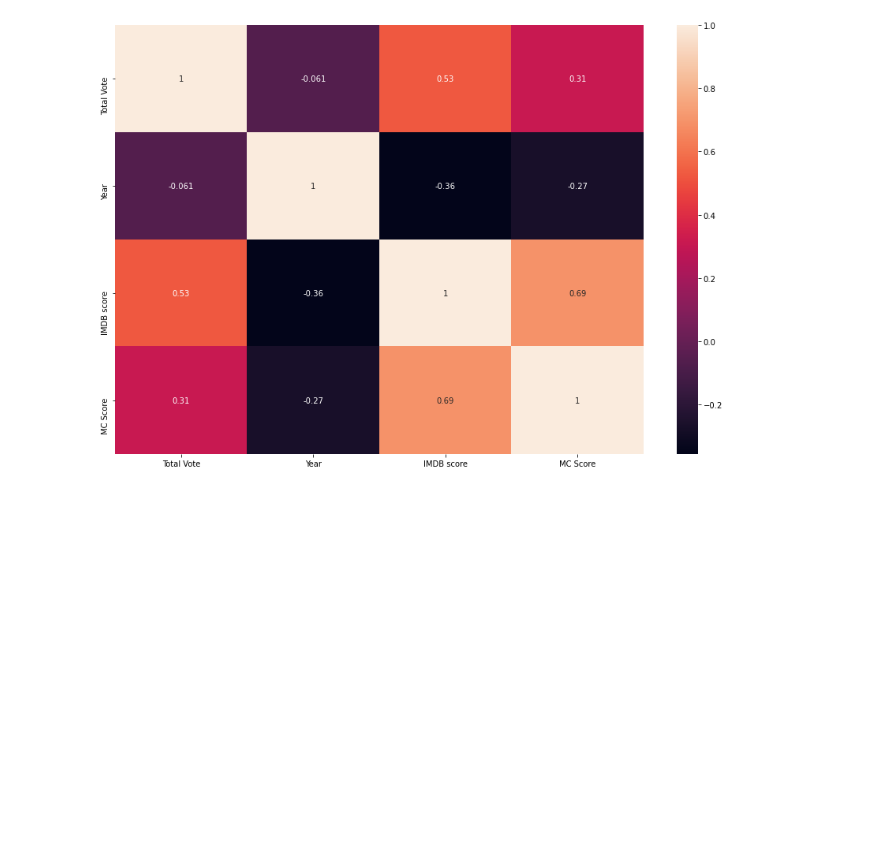
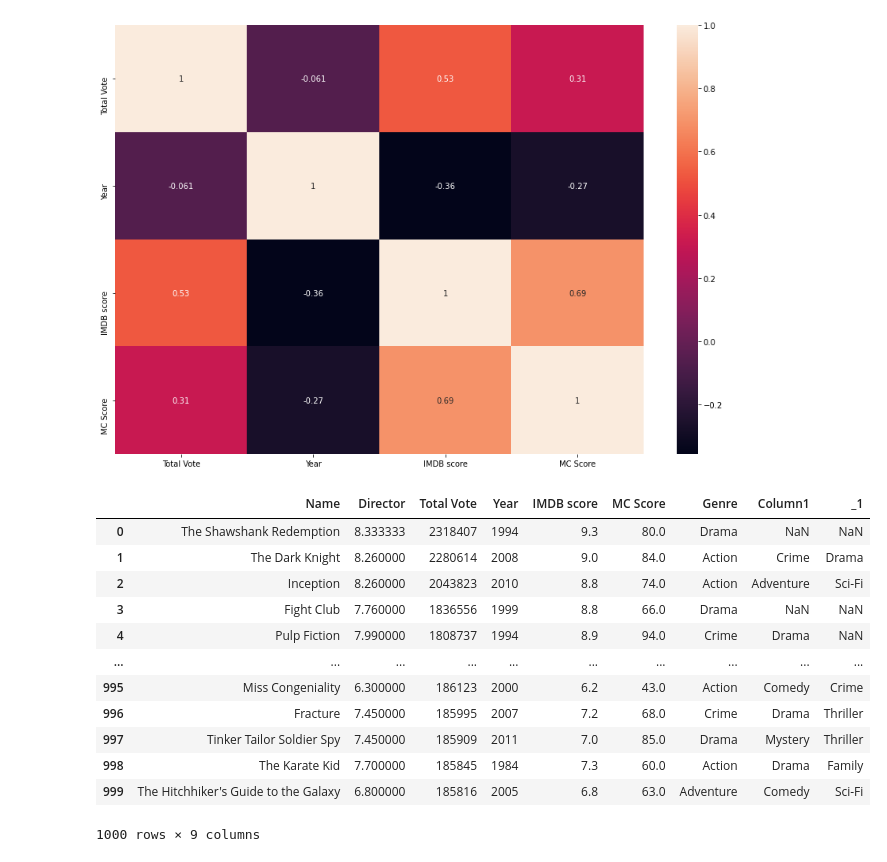
Before and after one commit to kdsl01/Data_science_Project_Scrpaer_and_data, a Jupyter notebook: data_project_2.ipynb, the cells around one changed output. Drawn from its saved outputs; the diff is of its cells as text; code cells hidden in the pictures; blank space fills up the shorter version.

```diff
--- a/data_project_2.ipynb
+++ b/data_project_2.ipynb
@@ -202,0 +190,17 @@ ax = sns.heatmap(corr, annot=True);
+# %%
+train2
+#print(ccx)
+# %% [output]
+|  | Name | Director | Total Vote | Year | IMDB score | MC Score | Genre | Column1 | _1 |
+| 0 | The Shawshank Redemption | 8.333333 | 2318407 | 1994 | 9.3 | 80.0 | Drama | NaN | NaN |
+| 1 | The Dark Knight | 8.260000 | 2280614 | 2008 | 9.0 | 84.0 | Action | Crime | Drama |
+| 2 | Inception | 8.260000 | 2043823 | 2010 | 8.8 | 74.0 | Action | Adventure | Sci-Fi |
+| 3 | Fight Club | 7.760000 | 1836556 | 1999 | 8.8 | 66.0 | Drama | NaN | NaN |
+| 4 | Pulp Fiction | 7.990000 | 1808737 | 1994 | 8.9 | 94.0 | Crime | Drama | NaN |
+| ... | ... | ... | ... | ... | ... | ... | ... | ... | ... |
+| 995 | Miss Congeniality | 6.300000 | 186123 | 2000 | 6.2 | 43.0 | Action | Comedy | Crime |
+| 996 | Fracture | 7.450000 | 185995 | 2007 | 7.2 | 68.0 | Crime | Drama | Thriller |
+| 997 | Tinker Tailor Soldier Spy | 7.450000 | 185909 | 2011 | 7.0 | 85.0 | Drama | Mystery | Thriller |
+| 998 | The Karate Kid | 7.700000 | 185845 | 1984 | 7.3 | 60.0 | Action | Drama | Family |
+| 999 | The Hitchhiker's Guide to the Galaxy | 6.800000 | 185816 | 2005 | 6.8 | 63.0 | Adventure | Comedy | Sci-Fi |
+1000 rows × 9 columns
```
Also changed, not shown: parts of 17 cells of this notebook, 1 other file.
